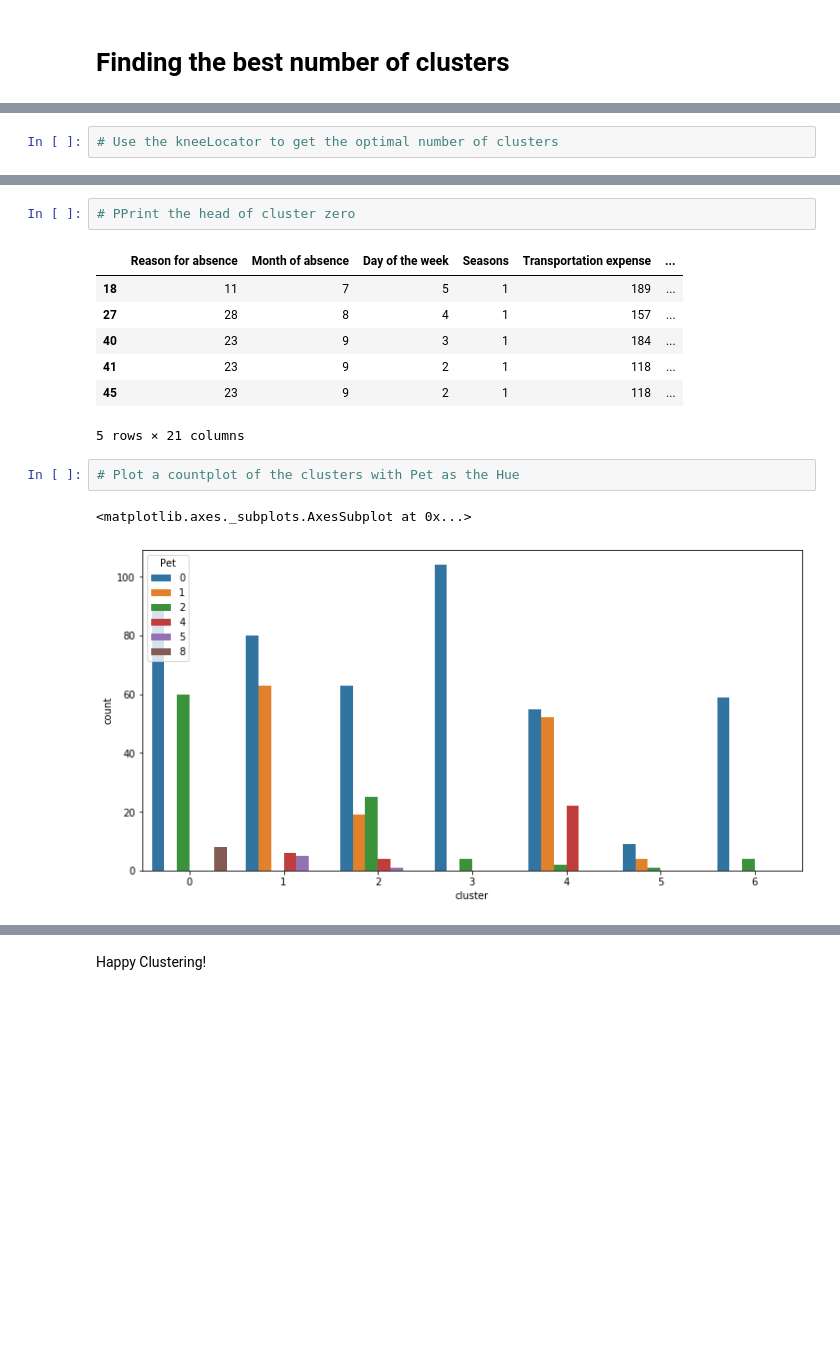
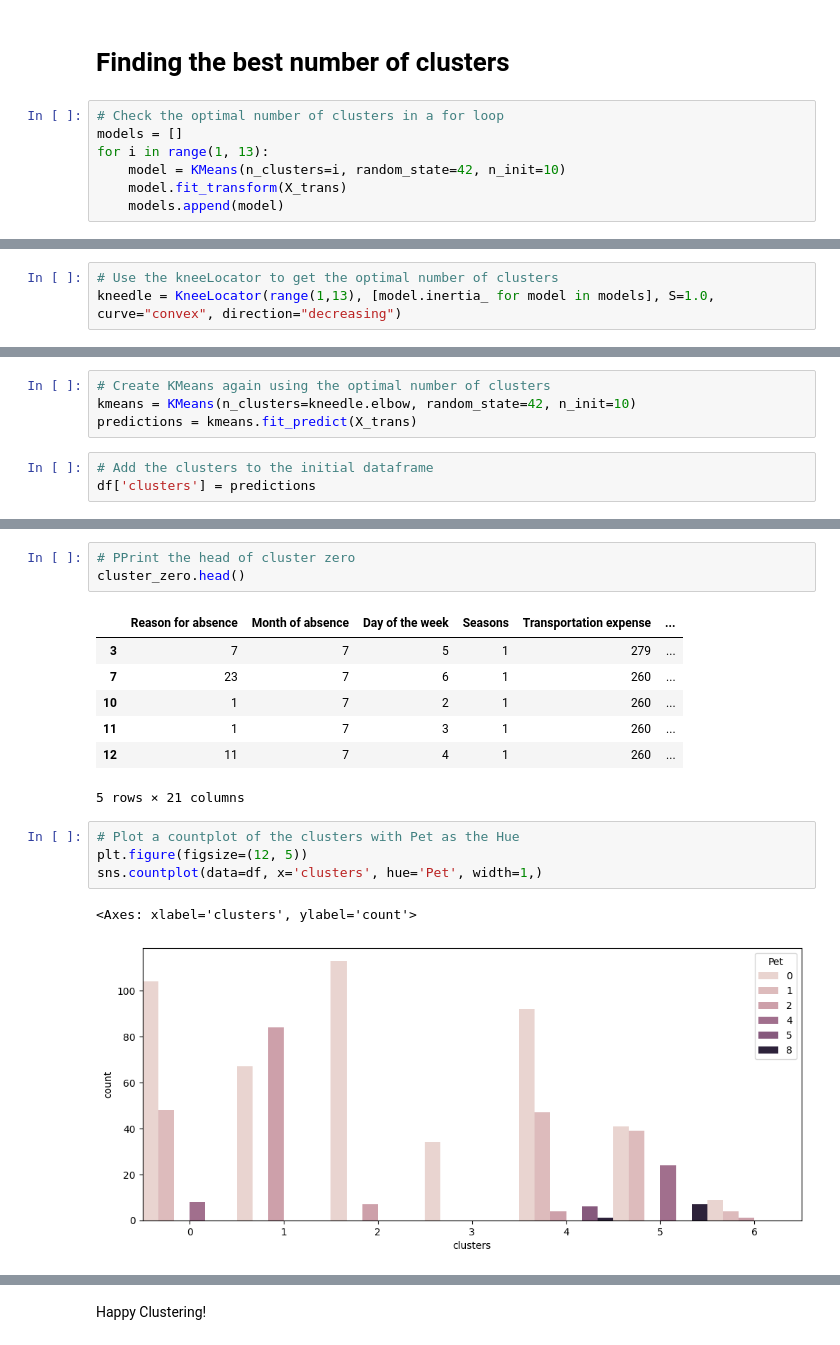
Before and after one commit to jposluszny/Machine-Learning, a Jupyter notebook: 9 KMeans/kmeans exercise.ipynb, the cells around one changed output, grey strips where cells are left out. Drawn from its saved outputs; the diff is of its cells as text; blank space fills up the shorter version.

Commit message:
KMeans Project has been done

```diff
--- a/9 KMeans/kmeans exercise.ipynb
+++ b/9 KMeans/kmeans exercise.ipynb
@@ -171,2 +207,9 @@ array([1, 0, 3, 1, 1, 3, 1, 3, 0, 1, 3, 3, 3, 3, 3, 1, 3, 3, 2, 1, 1, 3,
 # %% [markdown]
 # Finding the best number of clusters
+# %%
+# Check the optimal number of clusters in a for loop
+models = []
+for i in range(1, 13):
+    model = KMeans(n_clusters=i, random_state=42, n_init=10)
+    model.fit_transform(X_trans)
+    models.append(model)
@@ -173 +243,4 @@ array([1, 0, 3, 1, 1, 3, 1, 3, 0, 1, 3, 3, 3, 3, 3, 1, 3, 3, 2, 1, 1, 3,
+# %%
+# Use the kneeLocator to get the optimal number of clusters
+kneedle = KneeLocator(range(1,13), [model.inertia_ for model in models], S=1.0, curve="convex", direction="decreasing")
 # %%
@@ -189,2 +255,7 @@ Text(0, 0.5, 'Inertia')
+# %%
+# Create KMeans again using the optimal number of clusters
+kmeans = KMeans(n_clusters=kneedle.elbow, random_state=42, n_init=10)
+predictions = kmeans.fit_predict(X_trans)
 # %%
-# Use the kneeLocator to get the optimal number of clusters
+# Add the clusters to the initial dataframe
+df['clusters'] = predictions
@@ -237,18 +277,21 @@ Name: cluster, dtype: int64
 # %%
 # PPrint the head of cluster zero
+cluster_zero.head()
 # %% [output]
 |  | Reason for absence | Month of absence | Day of the week | Seasons | Transportation expense | ... |
-| 18 | 11 | 7 | 5 | 1 | 189 | ... |
-| 27 | 28 | 8 | 4 | 1 | 157 | ... |
-| 40 | 23 | 9 | 3 | 1 | 184 | ... |
-| 41 | 23 | 9 | 2 | 1 | 118 | ... |
-| 45 | 23 | 9 | 2 | 1 | 118 | ... |
+| 3 | 7 | 7 | 5 | 1 | 279 | ... |
+| 7 | 23 | 7 | 6 | 1 | 260 | ... |
+| 10 | 1 | 7 | 2 | 1 | 260 | ... |
+| 11 | 1 | 7 | 3 | 1 | 260 | ... |
+| 12 | 11 | 7 | 4 | 1 | 260 | ... |
 5 rows × 21 columns
 # %%
 # Plot a countplot of the clusters with Pet as the Hue
+plt.figure(figsize=(12, 5))
+sns.countplot(data=df, x='clusters', hue='Pet', width=1,)
 # %% [output]
-<matplotlib.axes._subplots.AxesSubplot at 0x...>
+<Axes: xlabel='clusters', ylabel='count'>
-[figure, old version]
+[figure, new version]
 # %%
 # Plot a scatter plot of the Work load Average/day and the Transportation expense
 # with Hue as the cluster
```
Also changed, not shown: parts of 33 cells of this notebook.
